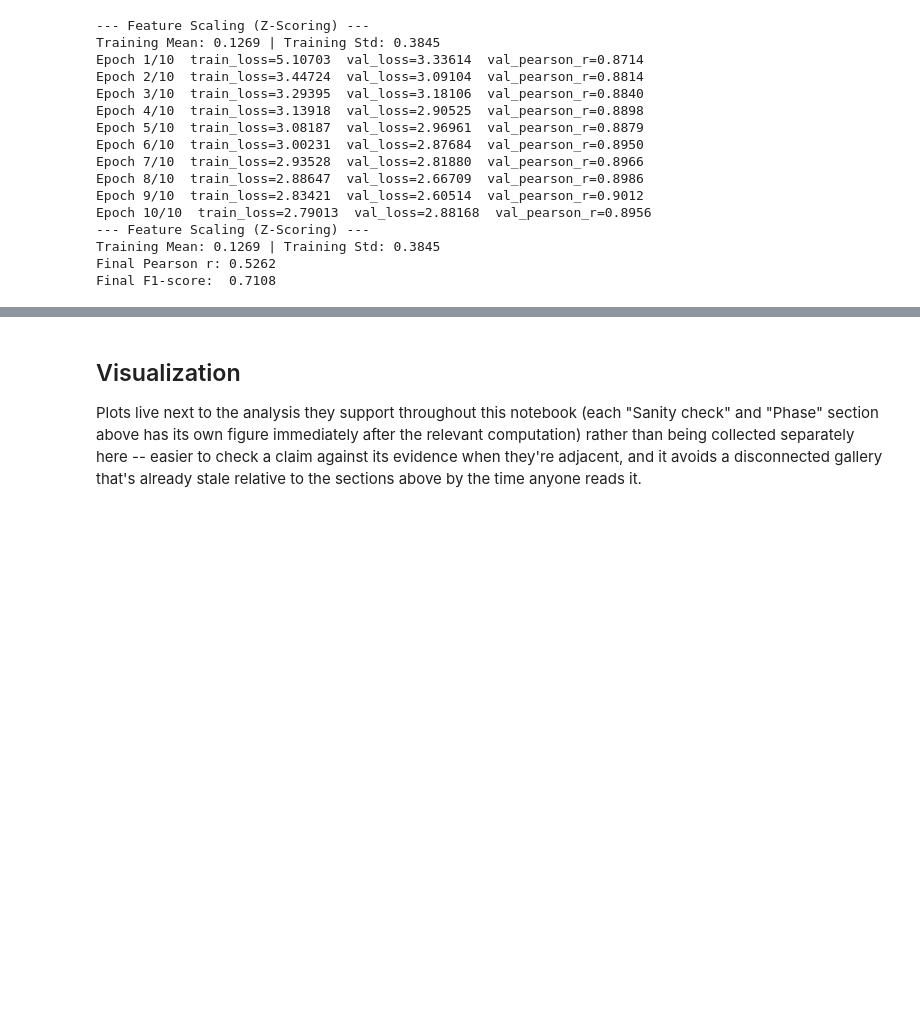
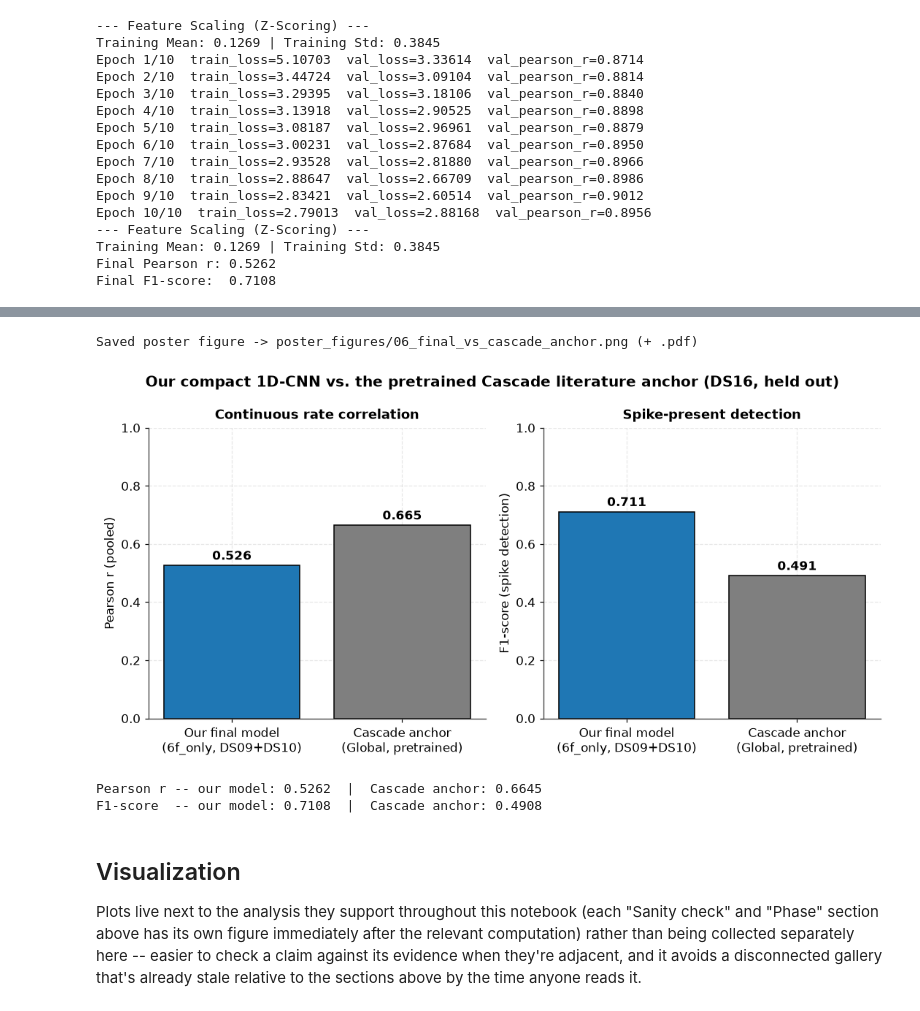
Before and after one commit to F-vdHaar/neural_ds_generalisation, a Jupyter notebook: spike_inference.ipynb, the cells around one changed output, grey strips where cells are left out. Saved outputs shown, nothing was run; the diff lists cells and outputs as text; code cells hidden in the pictures; blank space fills up the shorter version.

```diff
--- a/spike_inference.ipynb
+++ b/spike_inference.ipynb
@@ -2471,3 +2596,52 @@ plt.show()
+# %%
+# 🖼️ POSTER FIGURE -- Panel 6: final model vs. Cascade literature anchor
+# Direct, matched-preprocessing comparison between our final trained model
+# and the pretrained Cascade anchor on the exact same DS16 test data --
+# the direct answer to the "Absolute Performance Anchor" question posed
+# above (how close does a ~50k-parameter student network get to a
+# heavily-optimized published reference?). Reads `metrics` / `anchor_metrics`
+# directly from the kernel rather than hardcoding numbers, so this stays
+# correct if you rerun the notebook.
+comparison_r = {
+    'Our final model\n(6f_only, DS09+DS10)': metrics['pearson_r'],
+    'Cascade anchor\n(Global, pretrained)':   anchor_metrics['pearson_r'],
+}
+comparison_f1 = {
+    'Our final model\n(6f_only, DS09+DS10)': metrics['f1_score'],
+    'Cascade anchor\n(Global, pretrained)':   anchor_metrics['f1_score'],
+}
+bar_colors_cmp = [CONDITION_COLORS['6f_only'], ANCHOR_COLORS['Global (universal)']]
+
+fig, axes = plt.subplots(1, 2, figsize=(10, 5))
+
+axes[0].bar(comparison_r.keys(), comparison_r.values(), color=bar_colors_cmp, edgecolor='black')
+for i, v in enumerate(comparison_r.values()):
+    axes[0].text(i, v + 0.02, f'{v:.3f}', ha='center', fontsize=11, fontweight='bold')
+axes[0].set_ylabel('Pearson r (pooled)')
+axes[0].set_ylim(0, 1.0)
+axes[0].set_title('Continuous rate correlation')
+style_axis(axes[0])
+
+axes[1].bar(comparison_f1.keys(), comparison_f1.values(), color=bar_colors_cmp, edgecolor='black')
+for i, v in enumerate(comparison_f1.values()):
+    axes[1].text(i, v + 0.02, f'{v:.3f}', ha='center', fontsize=11, fontweight='bold')
+axes[1].set_ylabel('F1-score (spike detection)')
+axes[1].set_ylim(0, 1.0)
+axes[1].set_title('Spike-present detection')
+style_axis(axes[1])
+
+fig.suptitle('Our compact 1D-CNN vs. the pretrained Cascade literature anchor (DS16, held out)', fontweight='bold')
+plt.tight_layout()
+save_poster_fig(fig, "06_final_vs_cascade_anchor")
+plt.show()
+
+print(f"Pearson r -- our model: {metrics['pearson_r']:.4f}  |  Cascade anchor: {anchor_metrics['pearson_r']:.4f}")
+print(f"F1-score  -- our model: {metrics['f1_score']:.4f}  |  Cascade anchor: {anchor_metrics['f1_score']:.4f}")
+# %% [output]
+Saved poster figure -> poster_figures/06_final_vs_cascade_anchor.png (+ .pdf)
+[figure, added]
+Pearson r -- our model: 0.5262  |  Cascade anchor: 0.6645
+F1-score  -- our model: 0.7108  |  Cascade anchor: 0.4908
 # %% [markdown]
 ## Visualization
 
```
Also changed, not shown: parts of 30 cells of this notebook, 1 other file.
